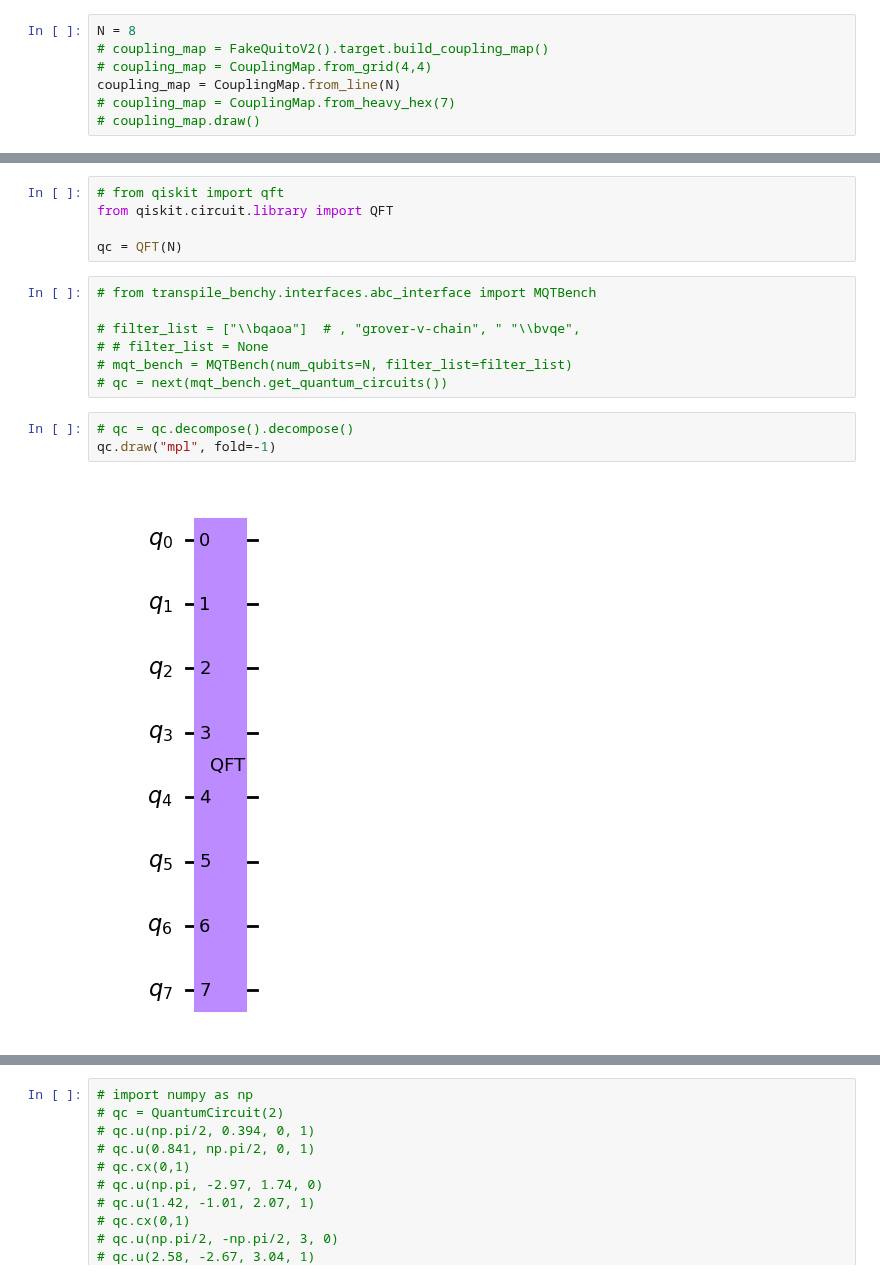
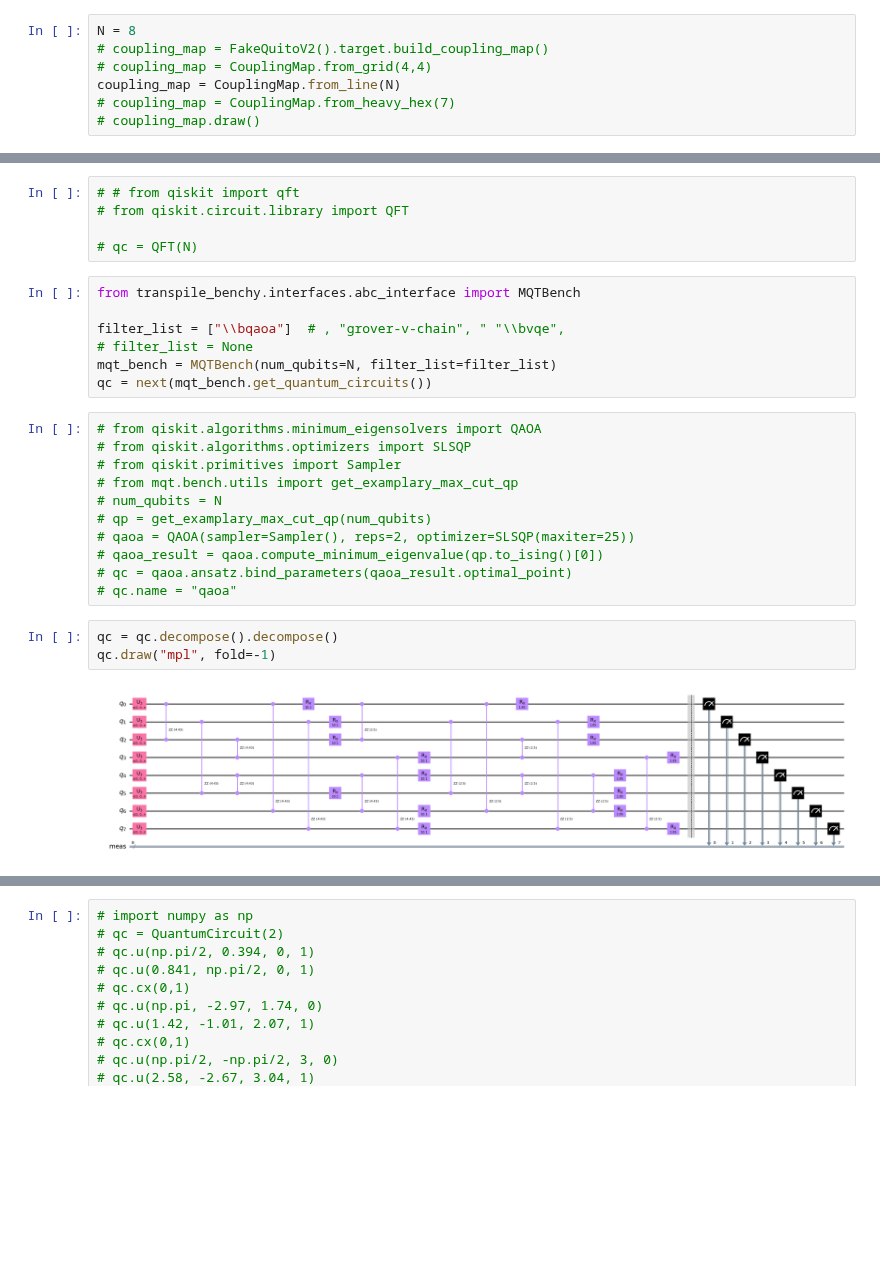
Before and after one commit to Pitt-JonesLab/mirror-gates, a Jupyter notebook: src/notebooks/debug_bench.ipynb, the cells around one changed output, grey strips where cells are left out. Saved outputs shown, nothing was run; the diff lists cells and outputs as text; blank space fills up the shorter version.

```diff
--- a/src/notebooks/debug_bench.ipynb
+++ b/src/notebooks/debug_bench.ipynb
@@ -68,17 +98,28 @@ coupling_map = CouplingMap.from_line(N)
 # %%
-# from qiskit import qft
-from qiskit.circuit.library import QFT
+# # from qiskit import qft
+# from qiskit.circuit.library import QFT
 
-qc = QFT(N)
+# qc = QFT(N)
 # %%
-# from transpile_benchy.interfaces.abc_interface import MQTBench
+from transpile_benchy.interfaces.abc_interface import MQTBench
 
-# filter_list = ["\\bqaoa"]  # , "grover-v-chain", " "\\bvqe",
-# # filter_list = None
-# mqt_bench = MQTBench(num_qubits=N, filter_list=filter_list)
-# qc = next(mqt_bench.get_quantum_circuits())
+filter_list = ["\\bqaoa"]  # , "grover-v-chain", " "\\bvqe",
+# filter_list = None
+mqt_bench = MQTBench(num_qubits=N, filter_list=filter_list)
+qc = next(mqt_bench.get_quantum_circuits())
+# %%
+# from qiskit.algorithms.minimum_eigensolvers import QAOA
+# from qiskit.algorithms.optimizers import SLSQP
+# from qiskit.primitives import Sampler
+# from mqt.bench.utils import get_examplary_max_cut_qp
+# num_qubits = N
+# qp = get_examplary_max_cut_qp(num_qubits)
+# qaoa = QAOA(sampler=Sampler(), reps=2, optimizer=SLSQP(maxiter=25))
+# qaoa_result = qaoa.compute_minimum_eigenvalue(qp.to_ising()[0])
+# qc = qaoa.ansatz.bind_parameters(qaoa_result.optimal_point)
+# qc.name = "qaoa"
 # %%
-# qc = qc.decompose().decompose()
+qc = qc.decompose().decompose()
 qc.draw("mpl", fold=-1)
 # %% [output]
-[figure, old version]
+[figure, new version]
```
Also changed, not shown: parts of 10 cells of this notebook, 4 other files.
